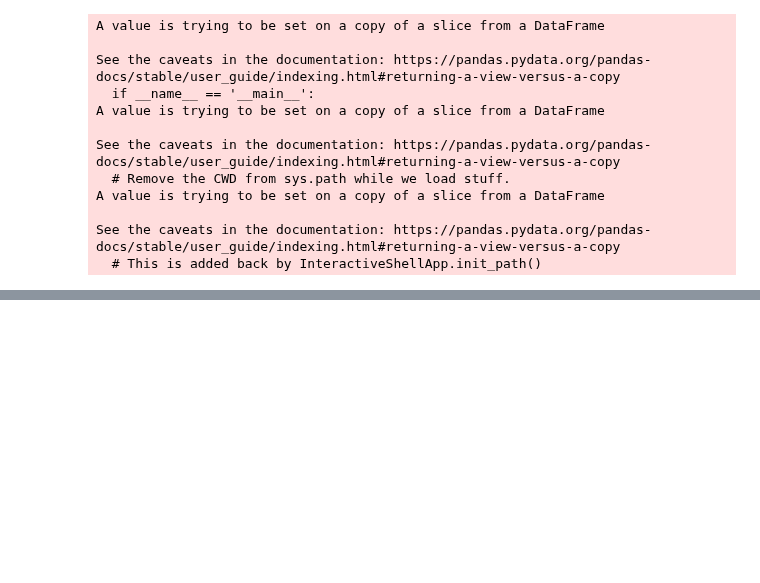
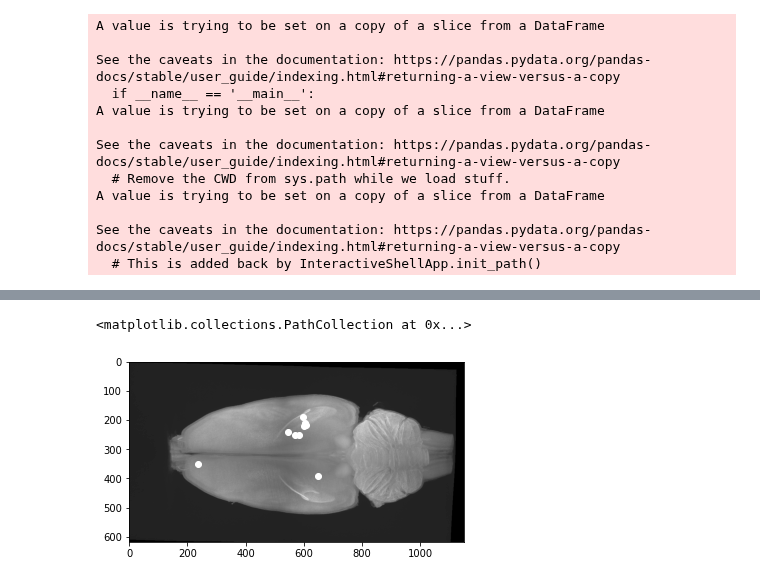
Before and after one commit to PrincetonUniversity/BrainPipe, a Jupyter notebook: tools/analysis/analysis_injection_site_plots.ipynb, the cells around one changed output, grey strips where cells are left out. Saved outputs shown, nothing was run; the diff lists cells and outputs as text; code cells hidden in the pictures; blank space fills up the shorter version.

Commit message:
working in analysis_inj_site_plots notebook, cleaning up code, turning into functions, next need to make into script for parallelization

```diff
--- a/tools/analysis/analysis_injection_site_plots.ipynb
+++ b/tools/analysis/analysis_injection_site_plots.ipynb
@@ -183,18 +206,18 @@ max_in_reg_df
 header='index\n'
 numofpts = '1\n'
 commonbase = '/Users/emilydennis/Desktop/spimout'
-mv= sitk.ReadImage(os.path.join(commonbase,'a253_reg_in_atl.tif'))
 
-for i in max_in_reg_df.index:
+for i in max_indices_df.index:
     # for loop starts here
-    indices = eval(max_in_reg_df.indices[i])[::-1] #switch z/x
-    max_in_reg_df.tz[i]=indices[0]
-    max_in_reg_df.ty[i]=indices[1]
-    max_in_reg_df.tx[i]=indices[2]
-    fullname=max_in_reg_df.file_name[i][:-4]
+    indices = eval(max_indices_df.indices[i])[::-1] #switch z/x
+    max_indices_df.tz[i]=indices[0]
+    max_indices_df.ty[i]=indices[1]
+    max_indices_df.tx[i]=indices[2]
+    fullname=max_indices_df.file_name[i][:-4]
     nm=fullname[:4]
+    mv=sitk.ReadImage(os.path.join(commonbase,max_indices_df.file_name[i]))
     filename = '/Users/emilydennis/Desktop/{}_pts.npy'.format(fullname)
-    np.save(filename,eval(max_in_reg_df.indices[i])[::-1])
+    np.save(filename,eval(max_indices_df.indices[i])[::-1])
 
     ptslist = str(indices)[1:-1].split(',')
     pts = ptslist[0]+ptslist[1]+ptslist[2]+'\n'
@@ -232,3 +255,8 @@ See the caveats in the documentation: https://pandas.pydata.org/pandas-docs/stab
 # save in new columns
 
 # first remember that images were transformed such that (x,y,z) becomes (z,y,x)
+# %%
+for file in glob.glob('/Users/emilydennis/Desktop/spimout/*.txt'):
+    print(file)
+    with open(file,'r') as reader:
+        print(file)
@@ -234,0 +294,21 @@ See the caveats in the documentation: https://pandas.pydata.org/pandas-docs/stab
+# %%
+# make into a for looping over _out.txt files and extracting info
+alldata=[]
+for file in glob.glob('/Users/emilydennis/Desktop/spimout/*_out.txt'):
+    f=open(file,'r')
+    data=[]
+    for ff in f.readline().split('; '):
+        if "OutputIndexMoving" in ff:
+            for i in ff.split():
+                if i.isdigit():
+                    data.append(int(i))
+    alldata.append([file,data[0],data[1],data[2]])
+    f.close()
+# %%
+alldata_df=pd.DataFrame(alldata,columns=['filename','x','y','z'])
+# %%
+plt.imshow(np.max(mpra,axis=2),cmap='gray')
+plt.scatter(alldata_df.y,alldata_df.x,c='w')
+# %% [output]
+<matplotlib.collections.PathCollection at 0x...>
+[figure, added]
```
Also changed, not shown: parts of 29 cells of this notebook, 2 other files.
